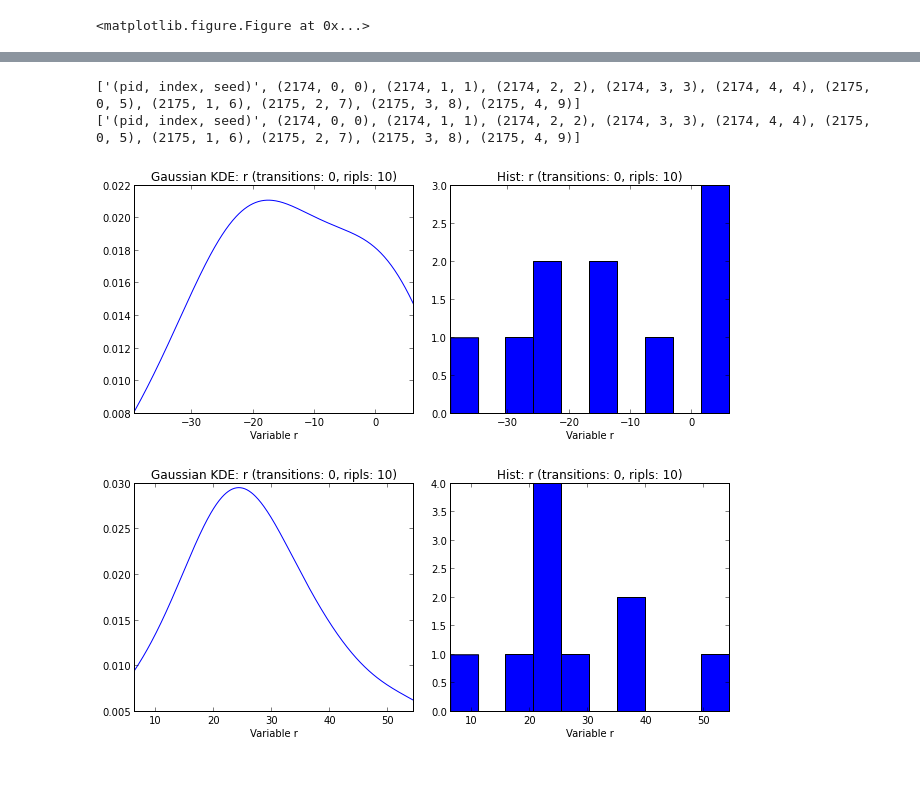
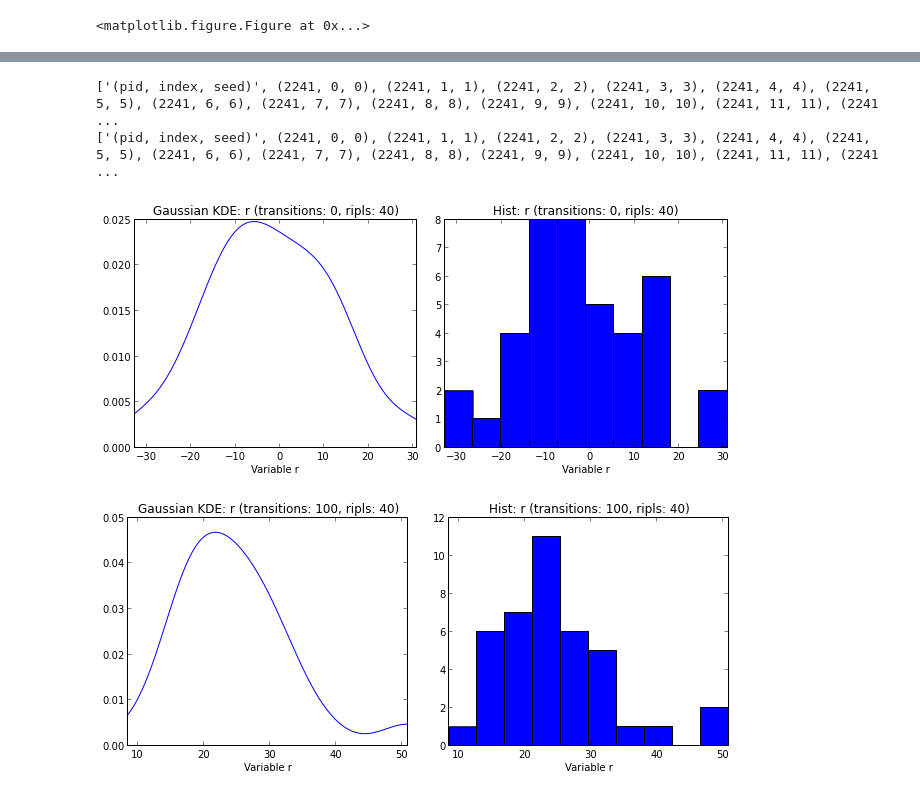
Before and after one commit to owainevans/myunit, a Jupyter notebook: nb_ip_parallel.ipynb, the cells around one changed output, grey strips where cells are left out. Drawn from its saved outputs; the diff is of its cells as text; code cells hidden in the pictures.

```diff
--- a/nb_ip_parallel.ipynb
+++ b/nb_ip_parallel.ipynb
@@ -38,14 +47,18 @@ probes,series = v.probes('r',no_transitions,no_probes,plot_hist=1,plot_series=1)
 [figure]
 [figure]
 # %%
-# two multiripls with different models of same data
+# MULTI mripls: two multiripls with different models of same data
+
+# we condition the value of rain on three noisy measurements of the grass being unusually wet (=50)
+# the threshold model won't favor values beyond the threshold, while the additive model will
+# favor such values (until they get too high)
 
 def add_thresh_sprinkler(no_ripls=2,add=True):
     'either wet grass is sum of rain and sprinkler, or a simple threshold function'
 
     v = MRipl(no_ripls)
-    v.assume('r','(normal 0 20)',label='r')
-    v.assume('s','(normal 0 20)',label='s')
+    v.assume('r','(normal 0 15)',label='r')
+    v.assume('s','(normal 0 15)',label='s')
     if add:
         v.assume('w','(lambda () (normal (+ r s) 5.) )',label='w')
     else:
@@ -56,19 +69,20 @@ def add_thresh_sprinkler(no_ripls=2,add=True):
     return v
 
 clear_all_engines()
-v_add=add_thresh_sprinkler(no_ripls=10,add=True)
-v_thresh=add_thresh_sprinkler(no_ripls=10,add=False); None
 
-# the threshold model can explain the 'wet' value without 'rain' needing to be so high
+## Construct one mripl for additive model and one for threshold model, conditioning on same data
+v_add=add_thresh_sprinkler(no_ripls=40,add=True)
+v_thresh=add_thresh_sprinkler(no_ripls=40,add=False); None
 # %% [output]
-['(pid, index, seed)', (2174, 0, 0), (2174, 1, 1), (2174, 2, 2), (2174, 3, 3), (2174, 4, 4), (2175, 0, 5), (2175, 1, 6), (2175, 2, 7), (2175, 3, 8), (2175, 4, 9)]
-['(pid, index, seed)', (2174, 0, 0), (2174, 1, 1), (2174, 2, 2), (2174, 3, 3), (2174, 4, 4), (2175, 0, 5), (2175, 1, 6), (2175, 2, 7), (2175, 3, 8), (2175, 4, 9)]
+['(pid, index, seed)', (2241, 0, 0), (2241, 1, 1), (2241, 2, 2), (2241, 3, 3), (2241, 4, 4), (2241, 5, 5), (2241, 6, 6), (2241, 7, 7), (2241, 8, 8), (2241, 9, 9), (2241, 10, 10), (2241, 11, 11), (2241 ...
+['(pid, index, seed)', (2241, 0, 0), (2241, 1, 1), (2241, 2, 2), (2241, 3, 3), (2241, 4, 4), (2241, 5, 5), (2241, 6, 6), (2241, 7, 7), (2241, 8, 8), (2241, 9, 9), (2241, 10, 10), (2241, 11, 11), (2241 ...
 # %%
+# sample from prior and posterior for both models
 snap_add1 = v_add.snapshot('r',plot=True)
-v.infer(100)
+v_add.infer(100)
 snap_add2 = v_add.snapshot('r',plot=True)
 # %% [output]
-[figure, old version]
+[figure, new version]
-[figure, old version]
+[figure, new version]
 # %%
 snap_thresh1 = v_thresh.snapshot('r',plot=True)
```
Also changed, not shown: parts of 12 cells of this notebook, 2 other files.
